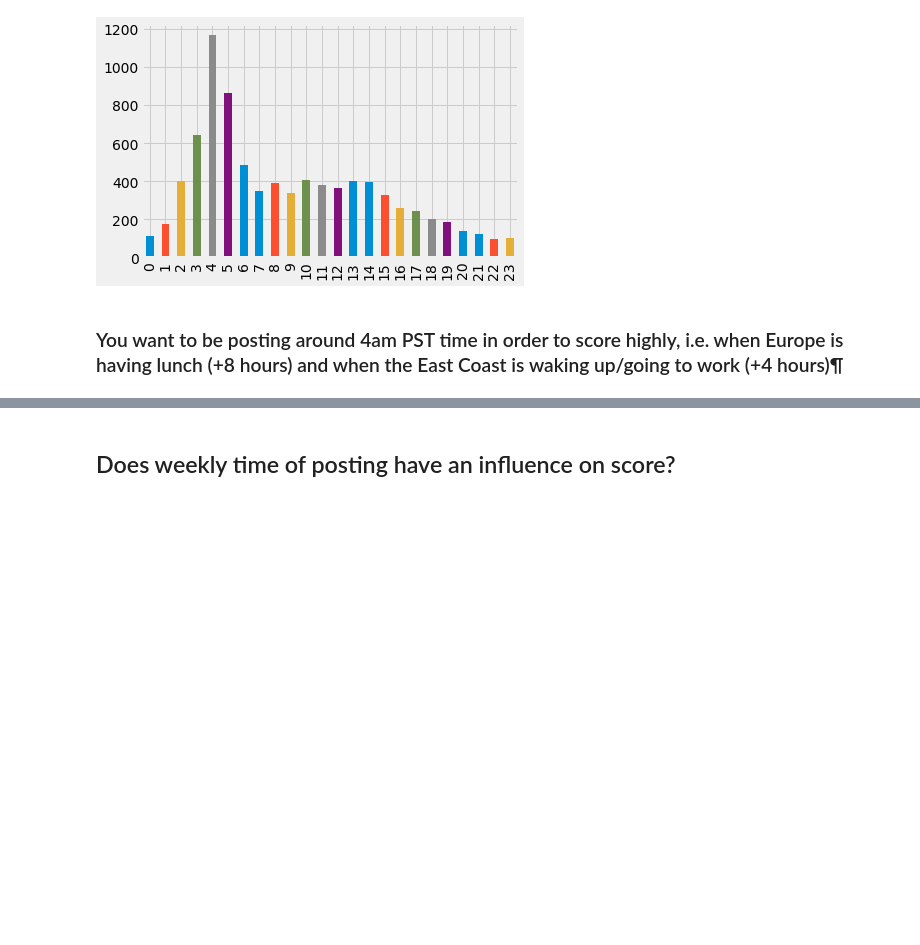
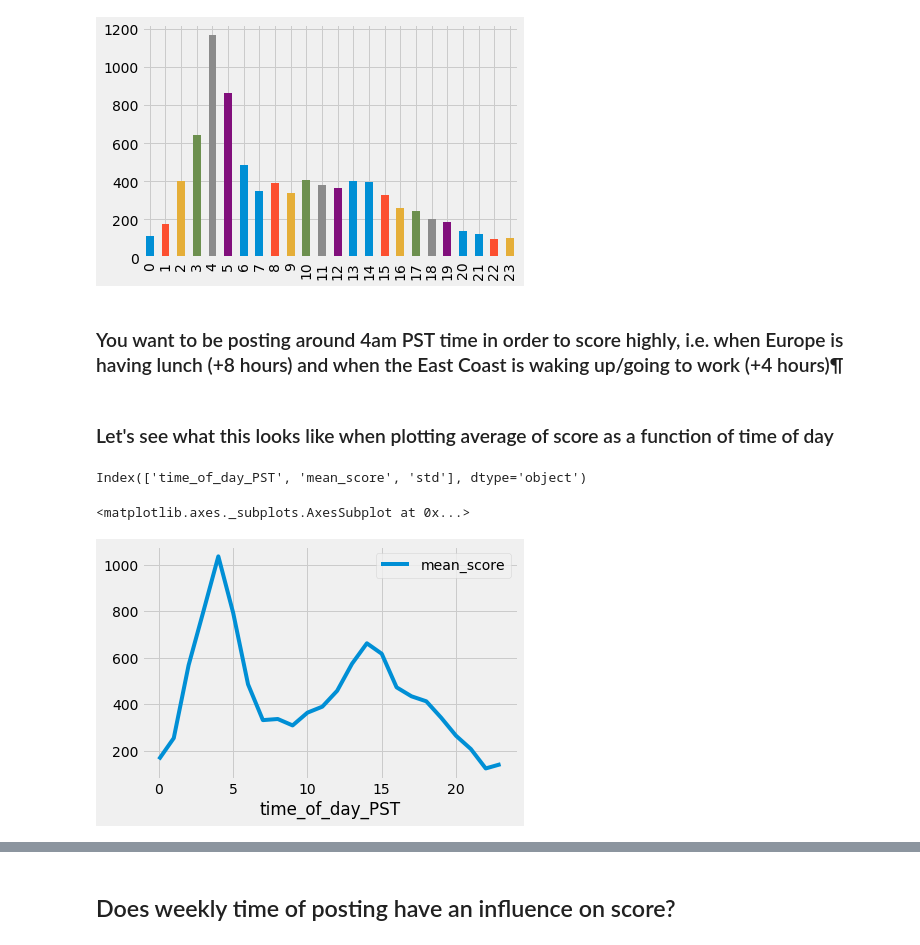
Before and after one commit to thomatou/reddit, a Jupyter notebook: reddit_tyler.ipynb, the cells around one changed output, grey strips where cells are left out. Cells and saved outputs as stored; diff of their text form; code cells hidden in the pictures; blank space fills up the shorter version.

```diff
--- a/reddit_tyler.ipynb
+++ b/reddit_tyler.ipynb
@@ -166,3 +193,18 @@ df[df.score>1000].time_of_day_PST.value_counts().sort_index().plot(kind='bar')
 [figure]
 # %% [markdown]
 ### You want to be posting around 4am PST time in order to score highly, i.e. when Europe is having lunch (+8 hours) and when the East Coast is waking up/going to work (+4 hours)¶
+# %% [markdown]
+### Let's see what this looks like when plotting average of score as a function of time of day
+# %%
+time_of_day_df = df[['score', 'time_of_day_PST']].groupby('time_of_day_PST').agg(['mean', 'std']).reset_index()
+time_of_day_df.columns = time_of_day_df.columns.droplevel()
+time_of_day_df.rename(columns={'': 'time_of_day_PST', 'mean': 'mean_score'}, inplace=True)
+# %%
+time_of_day_df.columns
+# %% [output]
+Index(['time_of_day_PST', 'mean_score', 'std'], dtype='object')
+# %%
+time_of_day_df.plot(kind='line', x='time_of_day_PST', y='mean_score')
+# %% [output]
+<matplotlib.axes._subplots.AxesSubplot at 0x...>
+[figure, added]
```
Also changed, not shown: parts of 23 cells of this notebook.
